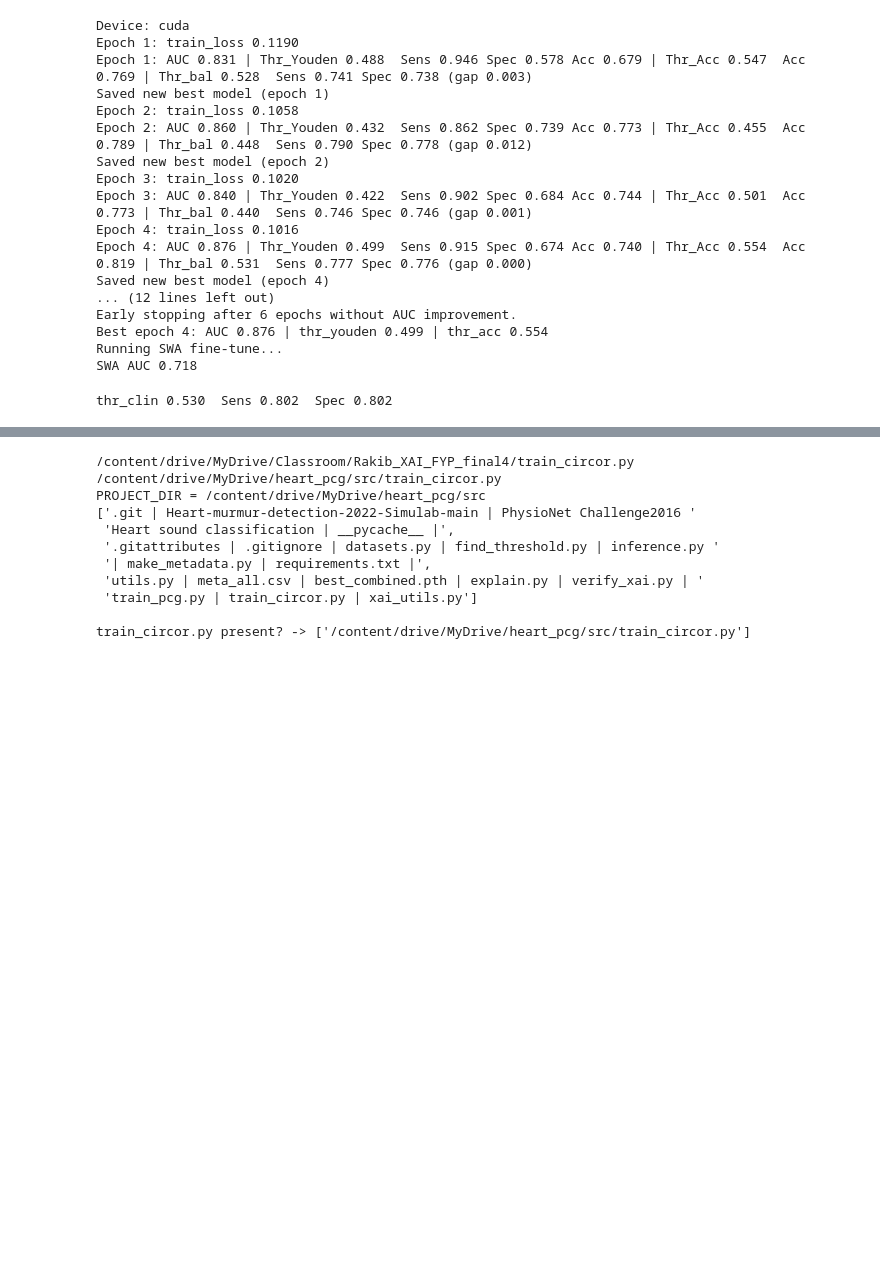
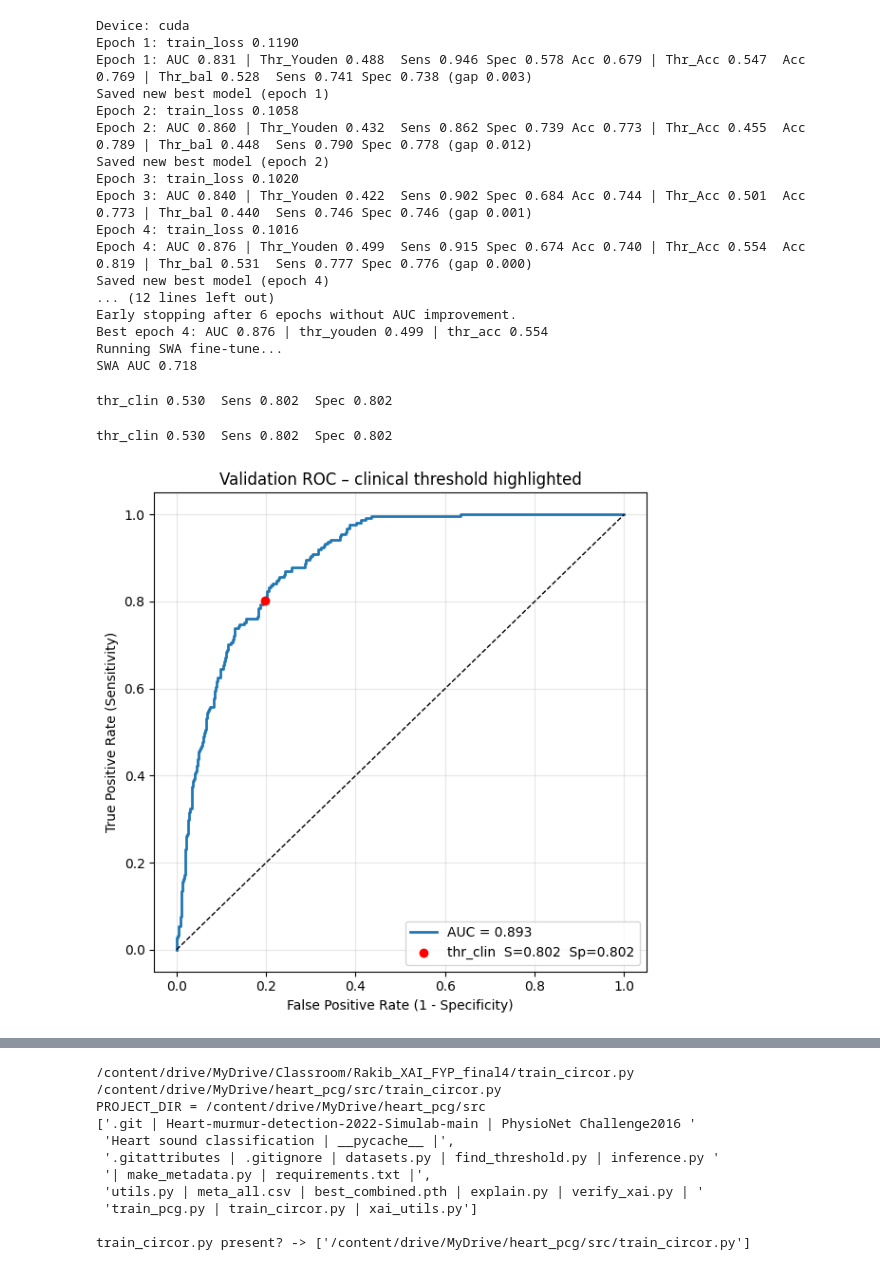
Before and after one commit to RakibAlMahdi/Rakib_XAI_FYP_final4, a Jupyter notebook: Rakib_pcg_training.ipynb, the cells around one changed output, grey strips where cells are left out. Cells and saved outputs as stored; diff of their text form; code cells hidden in the pictures; blank space fills up the shorter version.

```diff
--- a/Rakib_pcg_training.ipynb
+++ b/Rakib_pcg_training.ipynb
@@ -249,5 +262,81 @@ ckpt["thr_clin"] = thr_clin
 torch.save(ckpt, "best_combined.pth")
 # %% [output]
 thr_clin 0.530  Sens 0.802  Spec 0.802
+# %%
+import os, sys, torch, numpy as np, matplotlib.pyplot as plt
+from sklearn.metrics import roc_curve, auc
+
+# 1) make sure Python sees your project modules FIRST
+repo_dir = "/content/drive/MyDrive/heart_pcg/src"   # adjust if different
+sys.path.append(repo_dir)
+os.chdir(repo_dir)
+
+from datasets import SegmentPCGDataset
+from torch.utils.data import DataLoader
+from inference import load_model
+import pandas as pd, random
+
+# 2) rebuild the *same* validation set used during training
+df   = pd.read_csv("meta_all.csv")
+pids = df["patient_id"].unique().tolist(); random.seed(0); random.shuffle(pids)
+train_cut = int(0.8 * len(pids))
+val_df    = df[~df["patient_id"].isin(pids[:train_cut])].reset_index(drop=True)
+
+val_ds = SegmentPCGDataset(val_df, augment=False)
+val_loader = DataLoader(
+        val_ds, batch_size=64, shuffle=False, num_workers=2,
+        collate_fn=lambda b: (torch.stack([x for x,_,_ in b]),
+                              torch.tensor([y for _,y,_ in b]),
+                              [pid for *_, pid in b]))
+
+# 3) collect segment scores → patient-level 75-percentile
+device = "cuda" if torch.cuda.is_available() else "cpu"
+model, _ = load_model("best_combined.pth", device=device)
+
+seg_scores, seg_labels, seg_pids = [], [], []
+with torch.no_grad():
+    for xb, yb, pids in val_loader:
+        seg_scores.extend(torch.sigmoid(model(xb.to(device))).cpu().numpy())
+        seg_labels.extend(yb.numpy())
+        seg_pids.extend(pids)
+
+pat_dict, lab_dict = {}, {}
+for pid, s, lab in zip(seg_pids, seg_scores, seg_labels):
+    pat_dict.setdefault(pid, []).append(s)
+    lab_dict[pid] = lab
+
+probs  = np.array([np.percentile(v, 75) for v in pat_dict.values()])
+labels = np.array([lab_dict[pid]          for pid in pat_dict.keys()])
+
+# 4) pick threshold: Sens ≥ 0.80 with max Spec
+fpr, tpr, thr = roc_curve(labels, probs); spec = 1 - fpr
+mask       = tpr >= 0.80
+idx        = spec[mask].argmax()
+thr_clin   = float(thr[mask][idx])
+sens_clin  = float(tpr[mask][idx])
+spec_clin  = float(spec[mask][idx])
+
+print(f"thr_clin {thr_clin:.3f}  Sens {sens_clin:.3f}  Spec {spec_clin:.3f}")
+
+# 5) update checkpoint
+ckpt = torch.load("best_combined.pth", map_location="cpu")
+ckpt["thr_clin"] = thr_clin
+torch.save(ckpt, "best_combined.pth")
+
+# 6) plot ROC and mark the clinical operating point
+roc_auc = auc(fpr, tpr)
+plt.figure(figsize=(6,6))
+plt.plot(fpr, tpr, lw=2, label=f"AUC = {roc_auc:.3f}")
+plt.plot([0,1],[0,1],'k--', lw=1)
+plt.scatter(1-spec_clin, sens_clin, c='red', zorder=5,
+            label=f"thr_clin  S={sens_clin:.3f}  Sp={spec_clin:.3f}")
+plt.xlabel("False Positive Rate (1 - Specificity)")
+plt.ylabel("True Positive Rate (Sensitivity)")
+plt.title("Validation ROC – clinical threshold highlighted")
+plt.legend(loc="lower right"); plt.grid(alpha=.3); plt.tight_layout()
+plt.show()
+# %% [output]
+thr_clin 0.530  Sens 0.802  Spec 0.802
+[figure, added]
 # %%
 model, THR = load_model("best_combined.pth", use_clin=True)  # THR = thr_clin
```
Also changed, not shown: parts of 10 cells of this notebook.
